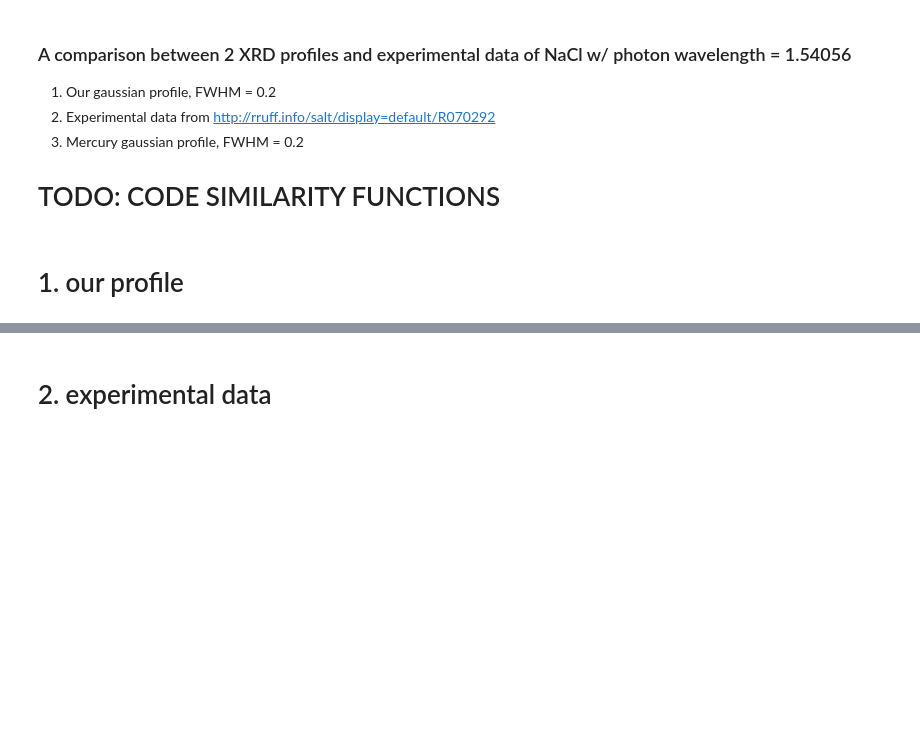
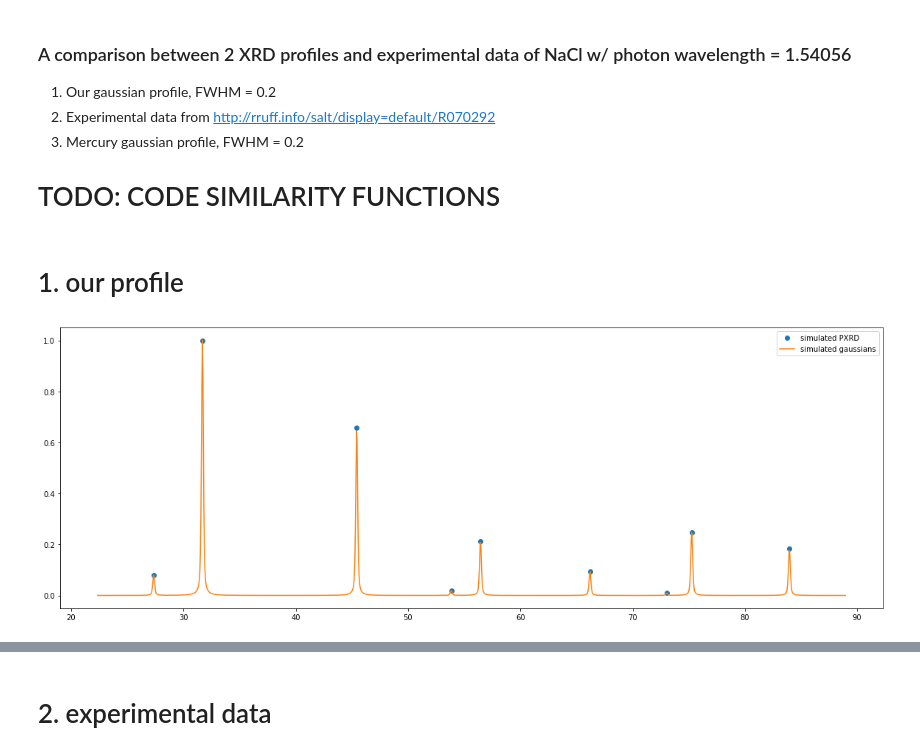
Before and after one commit to qzhu2017/XRD, a Jupyter notebook: similarity.ipynb, the cells around one changed output, grey strips where cells are left out. Saved outputs shown, nothing was run; the diff lists cells and outputs as text; code cells hidden in the pictures; blank space fills up the shorter version.

```diff
--- a/similarity.ipynb
+++ b/similarity.ipynb
@@ -14,9 +14,20 @@ import matplotlib.pyplot as plt
 # %%
 _struct = crystal('cif',filename='NaCl.cif')
 _wavelength = 1.54056
 _max_diff_angle = 90
-_profile = 'gaussian'
+_profile = 'psuedo_voigt'
 _fwhm = 0.2
-_po = False
-_G = None
+_po = True
+_G = 1
 xrd = XRD(_struct,_wavelength,_max_diff_angle,_profile,_fwhm,_po,_G)
+simpeaks = xrd.pxrd[:][:,-1]
+simtwo_thetas = xrd.pxrd[:,0]
+gpeaks = xrd.gpeaks
+gtwo_thetas = xrd.gtwo_thetas
+plt.figure(figsize=(20,7))
+plt.plot(simtwo_thetas,simpeaks,'o',label = 'simulated PXRD')
+plt.plot(gtwo_thetas,gpeaks, label = 'simulated gaussians')
+plt.legend()
+plt.show()
+# %% [output]
+[figure, added]
```
Also changed, not shown: parts of 10 cells of this notebook.
